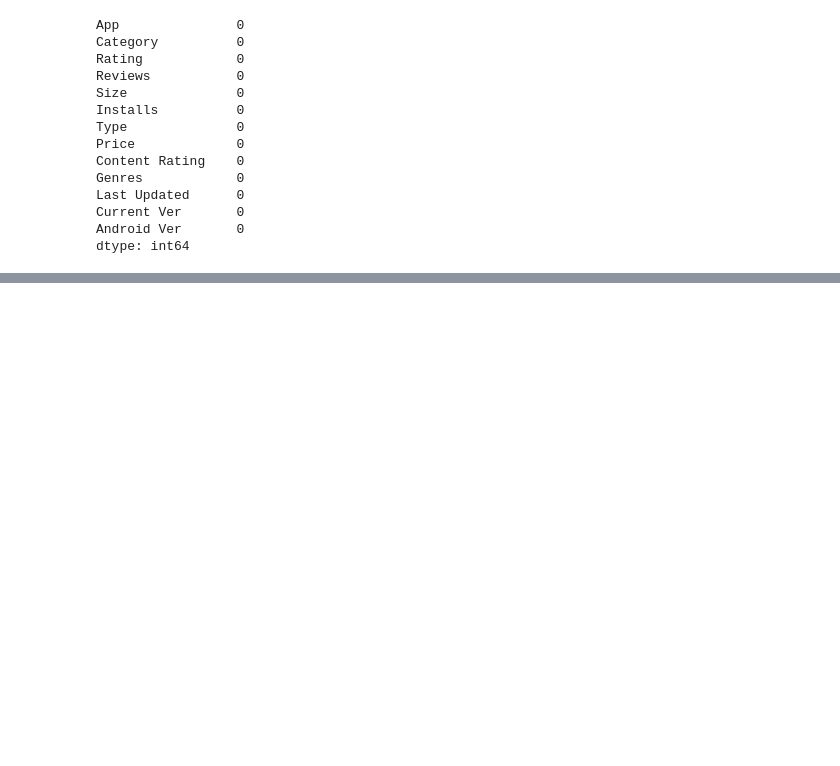
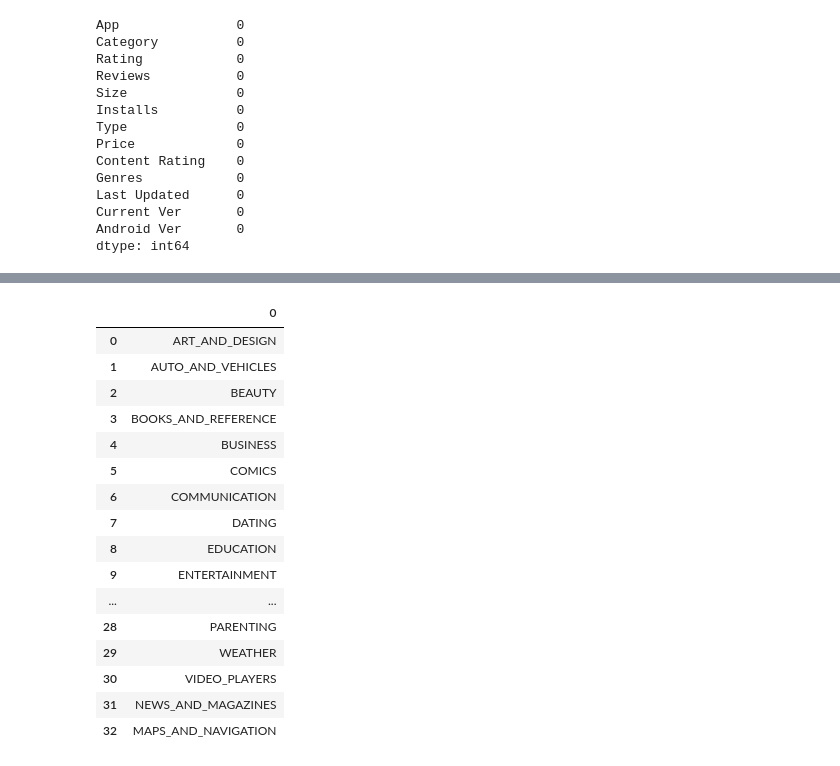
Before and after one commit to Shubham5787/EDA-on-Playstore-Dataset, a Jupyter notebook: Practice_project.ipynb, the cells around one changed output, grey strips where cells are left out. Drawn from its saved outputs; the diff is of its cells as text; code cells hidden in the pictures; blank space fills up the shorter version.

```diff
--- a/Practice_project.ipynb
+++ b/Practice_project.ipynb
@@ -133,3 +127,6 @@ Last Updated      0
 Current Ver       0
 Android Ver       0
 dtype: int64
+# %%
+#Dropping the column which we dont require
+df.drop('Android Ver' , axis = 1 , inplace = True)
@@ -135,0 +169,3 @@ dtype: int64
+# %%
+#here we can see that the data is clean now no duplicates
+df.drop_duplicates(subset = 'App' , inplace = True)
@@ -135,0 +203,20 @@ dtype: int64
+# %%
+pd.DataFrame(df['Category'].unique())
+# %% [output]
+|  | 0 |
+| 0 | ART_AND_DESIGN |
+| 1 | AUTO_AND_VEHICLES |
+| 2 | BEAUTY |
+| 3 | BOOKS_AND_REFERENCE |
+| 4 | BUSINESS |
+| 5 | COMICS |
+| 6 | COMMUNICATION |
+| 7 | DATING |
+| 8 | EDUCATION |
+| 9 | ENTERTAINMENT |
+| ... | ... |
+| 28 | PARENTING |
+| 29 | WEATHER |
+| 30 | VIDEO_PLAYERS |
+| 31 | NEWS_AND_MAGAZINES |
+| 32 | MAPS_AND_NAVIGATION |
```
Also changed, not shown: parts of 6 cells of this notebook.
